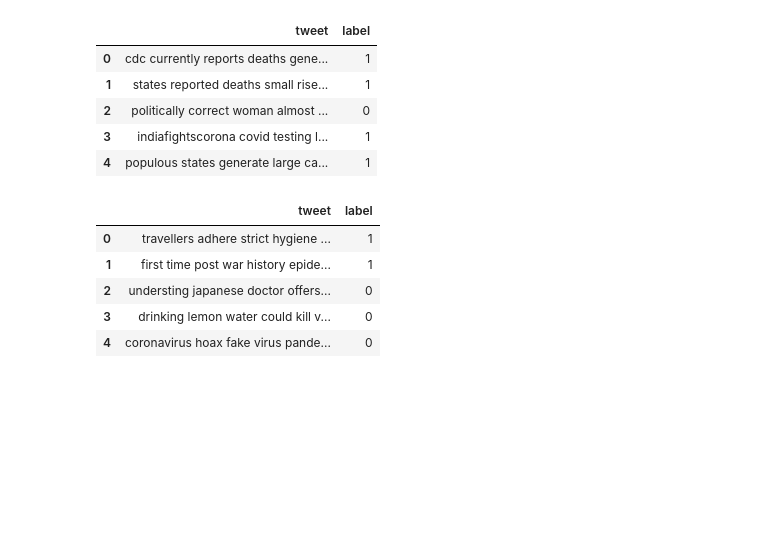
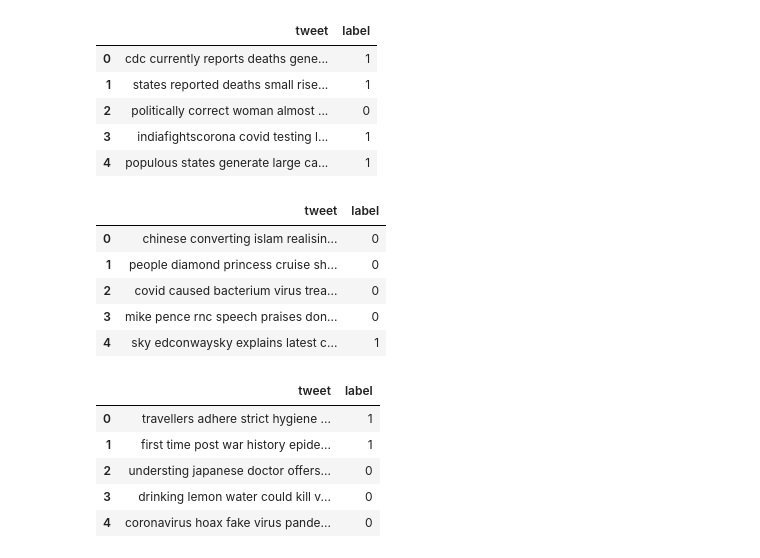
Before and after one commit to sreebalajisree/Fake_News_Detection, a Jupyter notebook: Fake_News_Detection_Using_T5.ipynb, the cells around one changed output. Saved outputs shown, nothing was run; the diff lists cells and outputs as text; code cells hidden in the pictures; blank space fills up the shorter version.

```diff
--- a/Fake_News_Detection_Using_T5.ipynb
+++ b/Fake_News_Detection_Using_T5.ipynb
@@ -290,6 +302,15 @@ df_cleaned_tweet_fake_train.head()
 | 2 | politically correct woman almost ... | 0 |
 | 3 | indiafightscorona covid testing l... | 1 |
 | 4 | populous states generate large ca... | 1 |
+# %%
+df_cleaned_tweet_fake_valid.head()
+# %% [output]
+|  | tweet | label |
+| 0 | chinese converting islam realisin... | 0 |
+| 1 | people diamond princess cruise sh... | 0 |
+| 2 | covid caused bacterium virus trea... | 0 |
+| 3 | mike pence rnc speech praises don... | 0 |
+| 4 | sky edconwaysky explains latest c... | 1 |
 # %%
 df_cleaned_tweet_fake_external.head()
 # %% [output]
```
Also changed, not shown: parts of 16 cells of this notebook.
